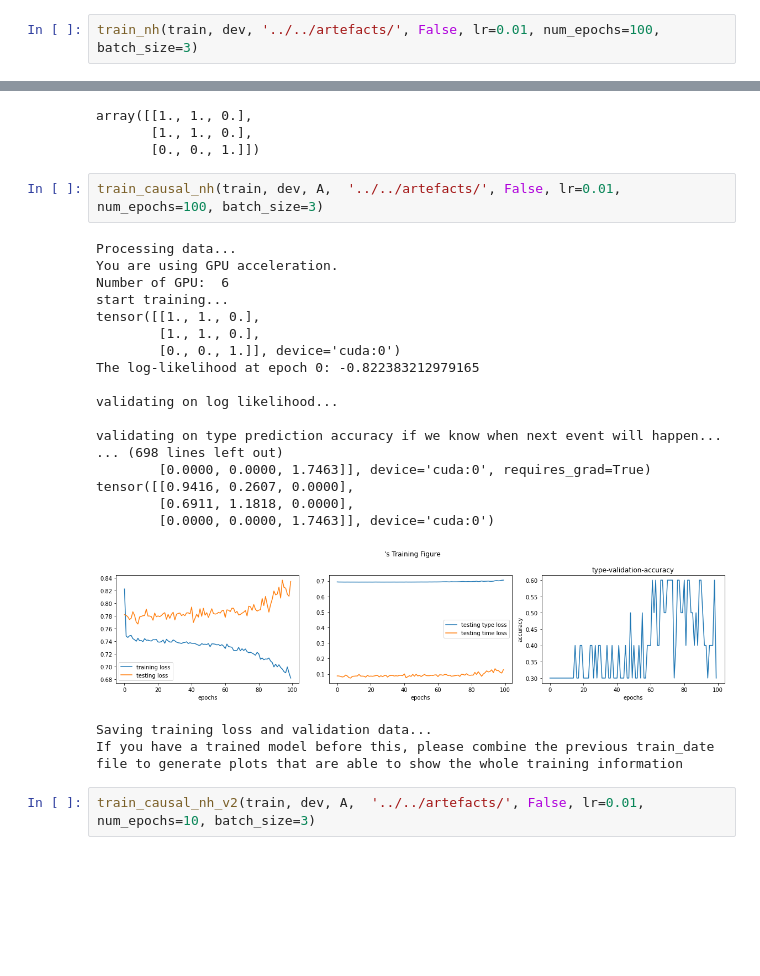
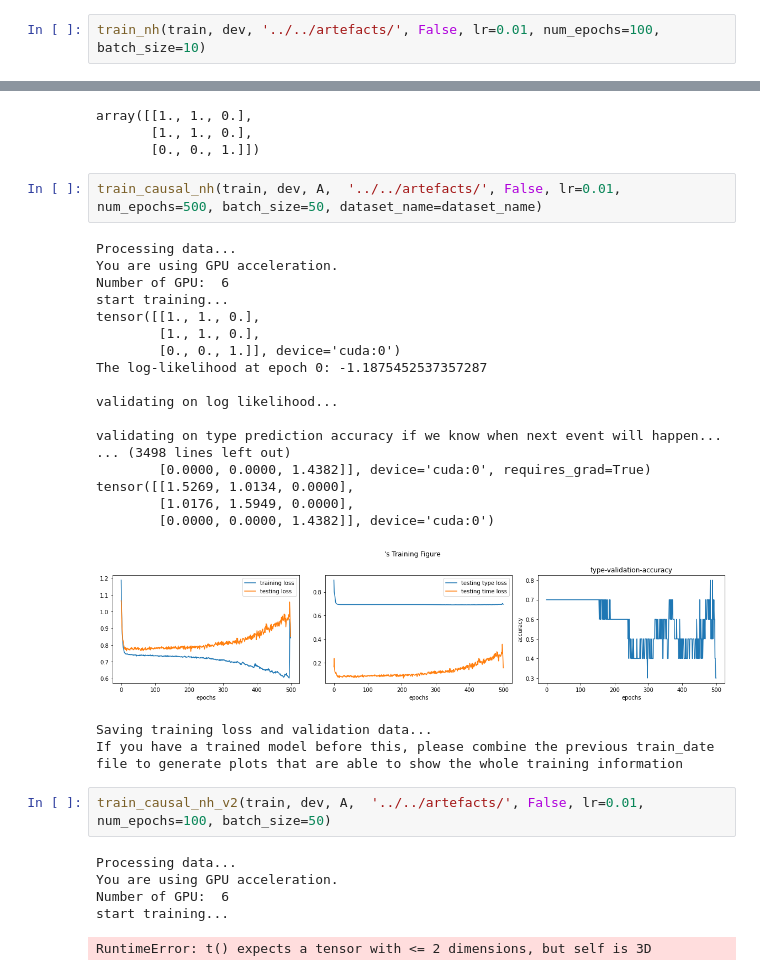
Before and after one commit to Darkmotion/Causality-based-event-sequence-modelling, a Jupyter notebook: causal_nh/notebooks/Train_NeuralHawkes.ipynb, the cells around one changed output, grey strips where cells are left out. Saved outputs shown, nothing was run; the diff lists cells and outputs as text; blank space fills up the shorter version.

Commit message:
add Cuda implementation v2

```diff
--- a/causal_nh/notebooks/Train_NeuralHawkes.ipynb
+++ b/causal_nh/notebooks/Train_NeuralHawkes.ipynb
@@ -19,7 +19,7 @@ dev = open_pkl_file(path + 'dev.pkl', 'dev')
 # %%
 from causal_nh.train_cuda import train_nh, train_causal_nh, train_causal_nh_v2
 # %%
-train_nh(train, dev, '../../artefacts/', False, lr=0.01, num_epochs=100, batch_size=3)
+train_nh(train, dev, '../../artefacts/', False, lr=0.01, num_epochs=100, batch_size=10)
 # %% [output]
 Processing data...
 start training...
@@ -53,28 +53,34 @@ A
 array([[1., 1., 0.],
        [1., 1., 0.],
        [0., 0., 1.]])
+# %%
+train_causal_nh(train, dev, A,  '../../artefacts/', False, lr=0.01, num_epochs=500, batch_size=50, dataset_name=dataset_name)
+# %% [output]
+Processing data...
+You are using GPU acceleration.
+Number of GPU:  6
+start training...
+tensor([[1., 1., 0.],
+        [1., 1., 0.],
+        [0., 0., 1.]], device='cuda:0')
+The log-likelihood at epoch 0: -1.1875452537357287
+
+validating on log likelihood...
+
+validating on type prediction accuracy if we know when next event will happen...
+... (3498 lines left out)
+        [0.0000, 0.0000, 1.4382]], device='cuda:0', requires_grad=True)
+tensor([[1.5269, 1.0134, 0.0000],
+        [1.0176, 1.5949, 0.0000],
+        [0.0000, 0.0000, 1.4382]], device='cuda:0')
+[figure, added]
+Saving training loss and validation data...
+If you have a trained model before this, please combine the previous train_date file to generate plots that are able to show the whole training information
 # %%
-train_causal_nh(train, dev, A,  '../../artefacts/', False, lr=0.01, num_epochs=100, batch_size=3)
+train_causal_nh_v2(train, dev, A,  '../../artefacts/', False, lr=0.01, num_epochs=100, batch_size=50)
 # %% [output]
 Processing data...
 You are using GPU acceleration.
 Number of GPU:  6
 start training...
-tensor([[1., 1., 0.],
-        [1., 1., 0.],
-        [0., 0., 1.]], device='cuda:0')
-The log-likelihood at epoch 0: -0.822383212979165
-
-validating on log likelihood...
-
-validating on type prediction accuracy if we know when next event will happen...
-... (698 lines left out)
-        [0.0000, 0.0000, 1.7463]], device='cuda:0', requires_grad=True)
-tensor([[0.9416, 0.2607, 0.0000],
-        [0.6911, 1.1818, 0.0000],
-        [0.0000, 0.0000, 1.7463]], device='cuda:0')
-[figure, removed]
-Saving training loss and validation data...
-If you have a trained model before this, please combine the previous train_date file to generate plots that are able to show the whole training information
+RuntimeError: t() expects a tensor with <= 2 dimensions, but self is 3D
-# %%
-train_causal_nh_v2(train, dev, A,  '../../artefacts/', False, lr=0.01, num_epochs=10, batch_size=3)
```
Also changed, not shown: parts of 1 cell of this notebook, 2 other files.
